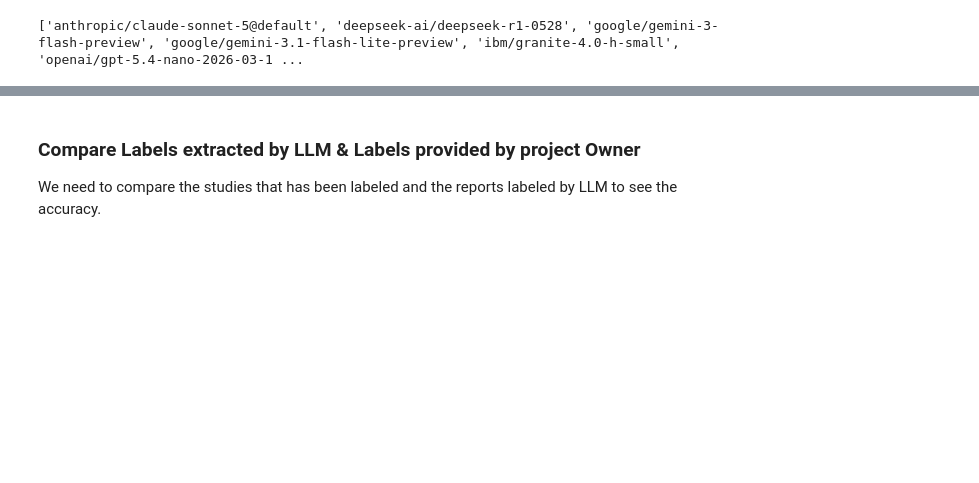
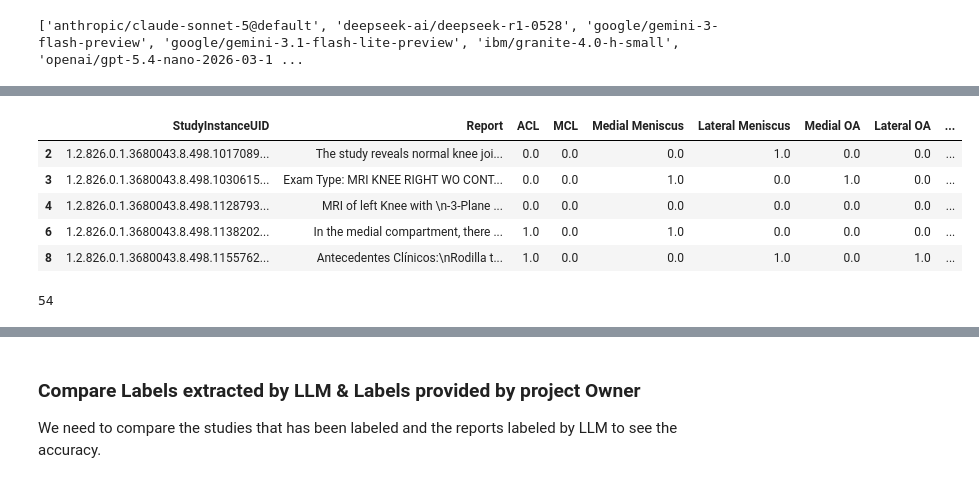
Before and after one commit to NimaNIKOOKAR/RSNA_Knee_Abnormality_Detection, a Jupyter notebook: notebook/rsna_analysis.ipynb, the cells around one changed output, grey strips where cells are left out. Saved outputs shown, nothing was run; the diff lists cells and outputs as text; code cells hidden in the pictures; blank space fills up the shorter version.

```diff
--- a/notebook/rsna_analysis.ipynb
+++ b/notebook/rsna_analysis.ipynb
@@ -395,0 +378,11 @@ EXAMPLES_TEXT = build_examples(example_studies)
+# %%
+display(evaluation_studies.head())
+print(len(evaluation_studies))
+# %% [output]
+|  | StudyInstanceUID | Report | ACL | MCL | Medial Meniscus | Lateral Meniscus | Medial OA | Lateral OA | ... |
+| 2 | 1.2.826.0.1.3680043.8.498.1017089... | The study reveals normal knee joi... | 0.0 | 0.0 | 0.0 | 1.0 | 0.0 | 0.0 | ... |
+| 3 | 1.2.826.0.1.3680043.8.498.1030615... | Exam Type: MRI KNEE RIGHT WO CONT... | 0.0 | 0.0 | 1.0 | 0.0 | 1.0 | 0.0 | ... |
+| 4 | 1.2.826.0.1.3680043.8.498.1128793... | MRI of left Knee with \n-3-Plane ... | 0.0 | 0.0 | 0.0 | 0.0 | 0.0 | 0.0 | ... |
+| 6 | 1.2.826.0.1.3680043.8.498.1138202... | In the medial compartment, there ... | 1.0 | 0.0 | 1.0 | 0.0 | 0.0 | 0.0 | ... |
+| 8 | 1.2.826.0.1.3680043.8.498.1155762... | Antecedentes Clínicos:\nRodilla t... | 1.0 | 0.0 | 0.0 | 1.0 | 0.0 | 1.0 | ... |
+54
```
Also changed, not shown: parts of 21 cells of this notebook, 1 other file.
